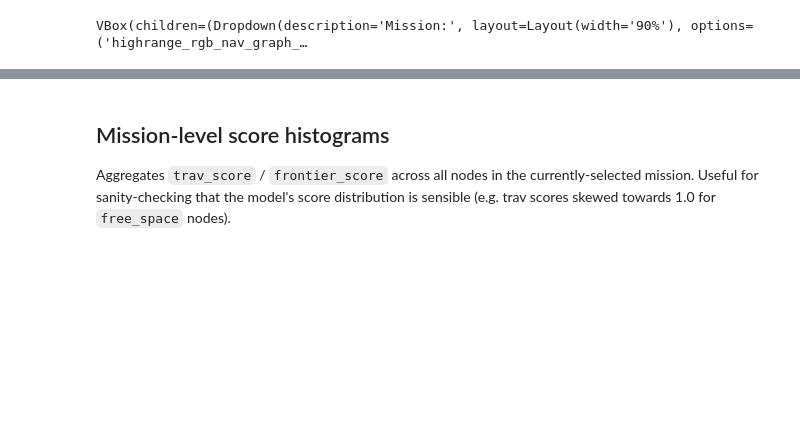
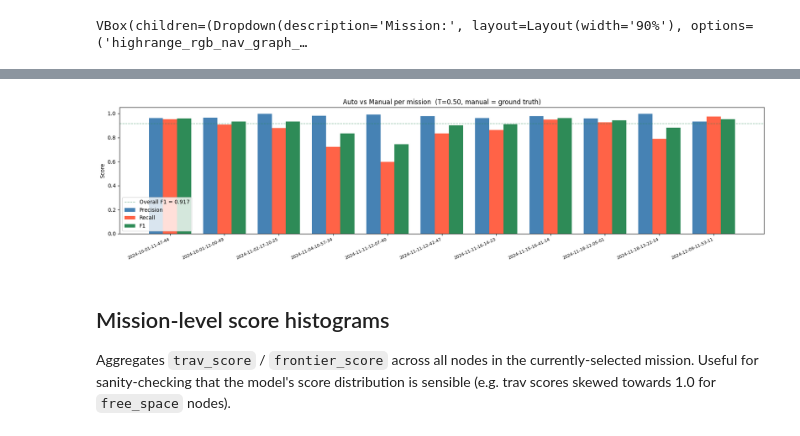
Before and after one commit to rohangarg2001/nebula2-wildos, a Jupyter notebook: explorfm/inspect_cleaned_jsons.ipynb, the cells around one changed output, grey strips where cells are left out. Drawn from its saved outputs; the diff is of its cells as text; code cells hidden in the pictures; blank space fills up the shorter version.

```diff
--- a/explorfm/inspect_cleaned_jsons.ipynb
+++ b/explorfm/inspect_cleaned_jsons.ipynb
@@ -18,8 +18,8 @@ from PIL import Image
 import ipywidgets as widgets
 from IPython.display import display, clear_output
 
-RGB_ROOT     = Path('/home/rohang73/Desktop/ASL RGB NAV GRAPH')
-CLEANED_ROOT = Path('/home/rohang73/Desktop/ASL RGB NAV GRAPH cleaned')
+RGB_ROOT     = Path('/home/rohang73/Desktop/longrange')
+CLEANED_ROOT = Path('/home/rohang73/Desktop/longrange_explorfm_clean')
 
 assert RGB_ROOT.is_dir(),     f'RGB root not found: {RGB_ROOT}'
 assert CLEANED_ROOT.is_dir(), f'Cleaned root not found: {CLEANED_ROOT}'
@@ -144,0 +314,81 @@ VBox(children=(Dropdown(description='Mission:', layout=Layout(width='90%'), opti
+# %%
+## Mission-level statistics — auto vs manual (ground truth)
+#
+# Aggregates TP/FP/FN/TN across every overlapping frame in each mission at a
+# fixed threshold. Produces a table + bar chart of Precision / Recall / F1.
+# Adjust STATS_THRESH to match whatever threshold you settled on above.
+
+import pandas as pd
+
+STATS_THRESH = cmp_thresh_sl.value   # reads the slider set in the viewer above; change if needed
+print(f'Threshold: {STATS_THRESH:.2f}  (change STATS_THRESH = <value> and re-run to update)\n')
+
+rows = []
+for mission in cmp_missions:
+    frames = list_cmp_frames(mission)
+    tp = fp = fn = tn = 0
+    for fname in frames:
+        orig_nodes  = json.load(open(RGB_ROOT    / mission / fname)).get('nodes', [])
+        auto_nodes  = json.load(open(CLEANED_ROOT / mission / fname)).get('nodes', [])
+        manual_data = json.load(open(MANUAL_ROOT  / mission / fname))
+
+        all_ids = {n['id'] for n in orig_nodes}
+        mk_ids  = {n['id'] for n in manual_data.get('nodes', [])}
+        ak_ids  = {n['id'] for n in auto_nodes if n.get('trav_score', 0.0) >= STATS_THRESH}
+
+        tp += len(mk_ids & ak_ids)
+        fp += len(ak_ids - mk_ids)
+        fn += len(mk_ids - ak_ids)
+        tn += len((all_ids - mk_ids) & (all_ids - ak_ids))
+
+    total  = tp + fp + fn + tn
+    prec   = tp / max(tp + fp, 1)
+    rec    = tp / max(tp + fn, 1)
+    f1     = 2 * prec * rec / max(prec + rec, 1e-9)
+    agree  = (tp + tn) / max(total, 1)
+    rows.append({
+        'mission':   mission.replace('highrange_rgb_nav_graph_dataset_', '').replace('_mission', ''),
+        'frames':    len(frames),
+        'total':     total,
+        'TP':        tp, 'FP': fp, 'FN': fn, 'TN': tn,
+        'precision': prec,
+        'recall':    rec,
+        'F1':        f1,
+        'agreement': agree,
+    })
+
+# totals row
+t = {k: sum(r[k] for r in rows) for k in ('frames', 'total', 'TP', 'FP', 'FN', 'TN')}
+tp, fp, fn, tn = t['TP'], t['FP'], t['FN'], t['TN']
+rows.append({
+    'mission':   'TOTAL',
+    **t,
+    'precision': tp / max(tp + fp, 1),
+    'recall':    tp / max(tp + fn, 1),
+    'F1':        2*(tp/(max(tp+fp,1)))*(tp/(max(tp+fn,1))) / max((tp/(max(tp+fp,1)))+(tp/(max(tp+fn,1))), 1e-9),
+    'agreement': (tp + tn) / max(tp + fp + fn + tn, 1),
+})
+
+df = pd.DataFrame(rows).set_index('mission')
+df[['precision', 'recall', 'F1', 'agreement']] = df[['precision', 'recall', 'F1', 'agreement']].round(3)
+print(df[['frames', 'total', 'TP', 'FP', 'FN', 'TN', 'precision', 'recall', 'F1', 'agreement']].to_string())
+
+# --- bar chart (exclude TOTAL row) ---
+plot_df = df.drop(index='TOTAL')
+fig, ax = plt.subplots(figsize=(max(10, len(plot_df) * 1.6), 4.5))
+x = np.arange(len(plot_df))
+w = 0.26
+ax.bar(x - w, plot_df['precision'], width=w, label='Precision', color='steelblue')
+ax.bar(x,     plot_df['recall'],    width=w, label='Recall',    color='tomato')
+ax.bar(x + w, plot_df['F1'],        width=w, label='F1',        color='seagreen')
+ax.set_xticks(x)
+ax.set_xticklabels(plot_df.index, rotation=25, ha='right', fontsize=8)
+ax.set_ylim(0, 1.05)
+ax.set_ylabel('Score')
+ax.set_title(f'Auto vs Manual per mission  (T={STATS_THRESH:.2f}, manual = ground truth)')
+ax.legend()
+ax.axhline(df.loc['TOTAL', 'F1'], color='seagreen', linestyle='--', linewidth=1, alpha=0.6,
+           label=f'Overall F1 = {df.loc["TOTAL", "F1"]:.3f}')
+ax.legend()
+plt.tight_layout(); plt.show()
+# %% [output]
@@ -145,3 +411,4 @@ VBox(children=(Dropdown(description='Mission:', layout=Layout(width='90%'), opti
+[figure, added]
 # %% [markdown]
 ## Mission-level score histograms
 
```
Also changed, not shown: parts of 4 cells of this notebook, 4 other files.
